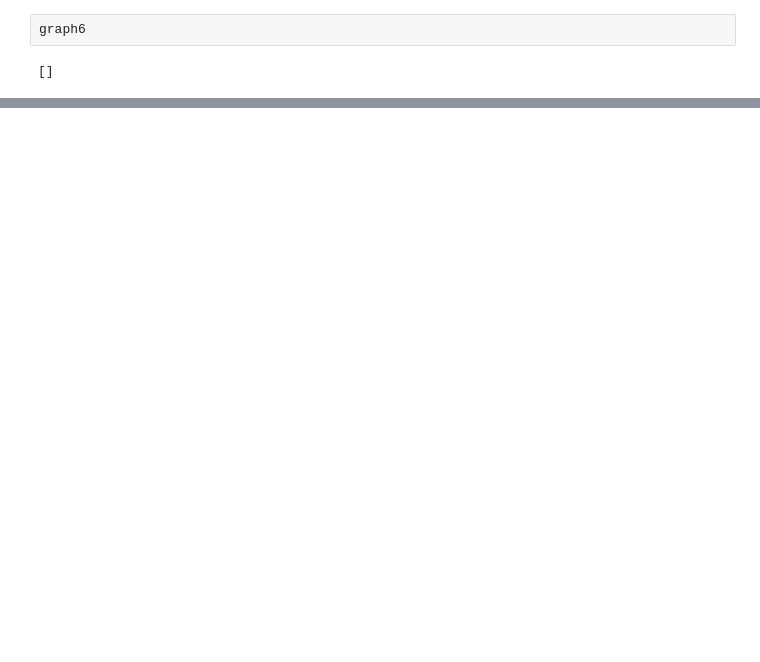
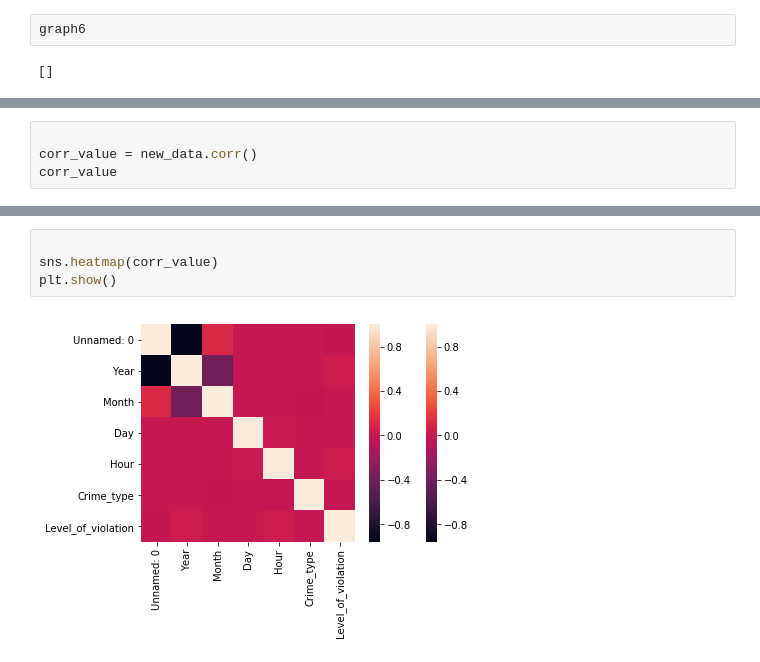
Before and after one commit to Reet1992/Boston_Crime_Prediction, a Jupyter notebook: crime_prediction_python.ipynb, the cells around one changed output, grey strips where cells are left out. Saved outputs shown, nothing was run; the diff lists cells and outputs as text; blank space fills up the shorter version.

```diff
--- a/crime_prediction_python.ipynb
+++ b/crime_prediction_python.ipynb
@@ -263,0 +269,4 @@ True
+# %%
+
+corr_value = new_data.corr()
+corr_value
@@ -263,0 +282,6 @@ True
+# %%
+
+sns.heatmap(corr_value)
+plt.show()
+# %% [output]
+[figure, added]
```
Also changed, not shown: parts of 14 cells of this notebook.
